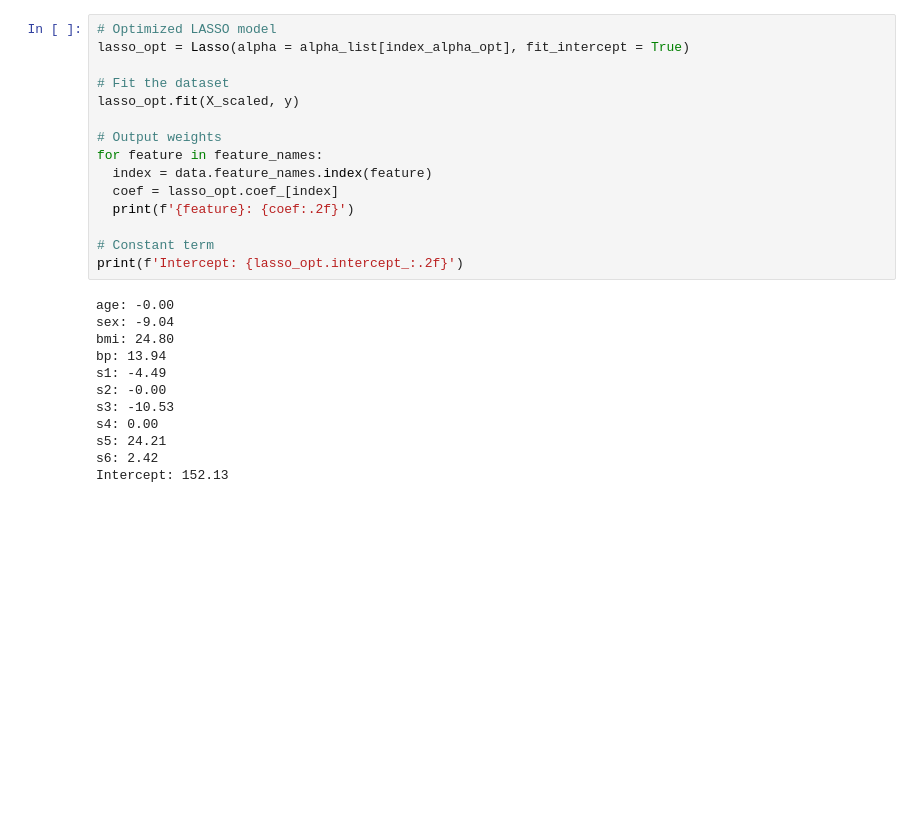
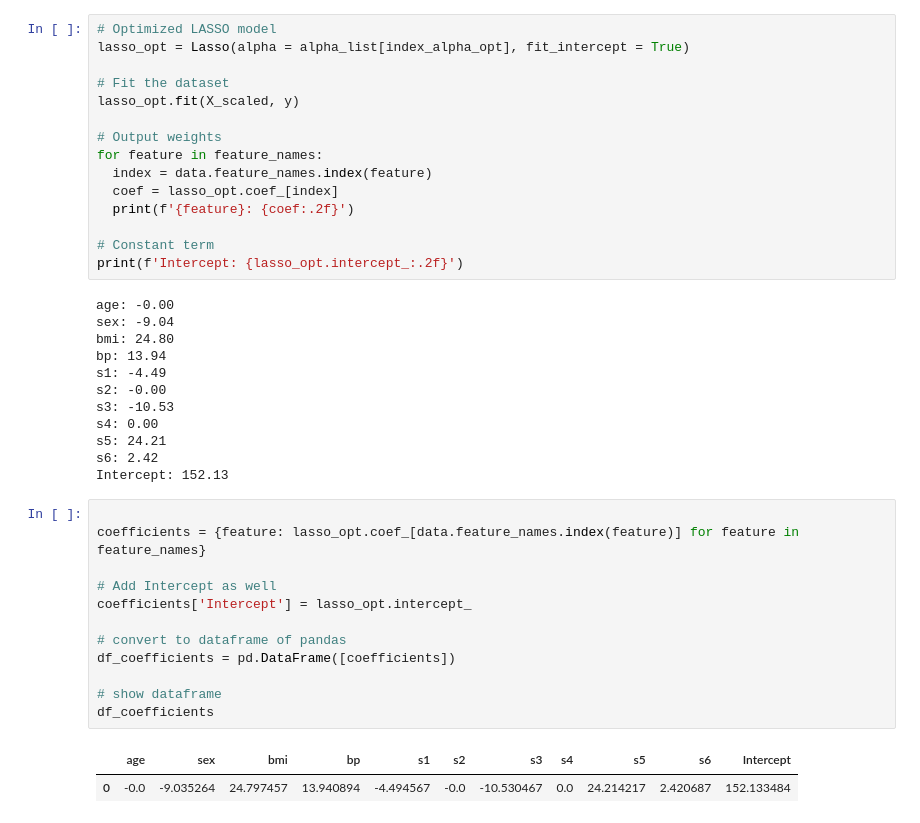
Before and after one commit to HanaHirose/ML_Self_Study, a Jupyter notebook: LASSO_K-fold_CrossVal_Diabetes/LASSO_Diabetes.ipynb, the cells around one changed output. Drawn from its saved outputs; the diff is of its cells as text; blank space fills up the shorter version.

```diff
--- a/LASSO_K-fold_CrossVal_Diabetes/LASSO_Diabetes.ipynb
+++ b/LASSO_K-fold_CrossVal_Diabetes/LASSO_Diabetes.ipynb
@@ -128,3 +144,18 @@ s4: 0.00
 s5: 24.21
 s6: 2.42
 Intercept: 152.13
+# %%
+
+coefficients = {feature: lasso_opt.coef_[data.feature_names.index(feature)] for feature in feature_names}
+
+# Add Intercept as well
+coefficients['Intercept'] = lasso_opt.intercept_
+
+# convert to dataframe of pandas
+df_coefficients = pd.DataFrame([coefficients])
+
+# show dataframe
+df_coefficients
+# %% [output]
+|  | age | sex | bmi | bp | s1 | s2 | s3 | s4 | s5 | s6 | Intercept |
+| 0 | -0.0 | -9.035264 | 24.797457 | 13.940894 | -4.494567 | -0.0 | -10.530467 | 0.0 | 24.214217 | 2.420687 | 152.133484 |
```
Also changed, not shown: parts of 3 cells of this notebook.
